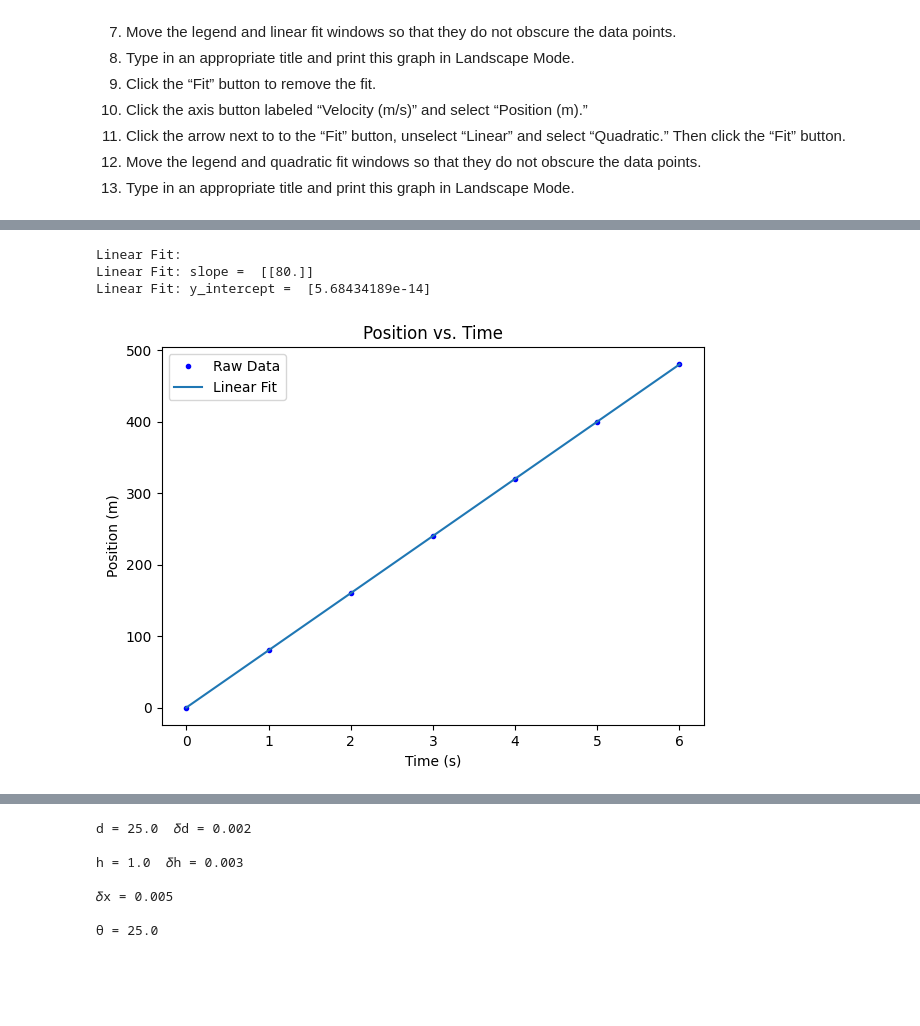
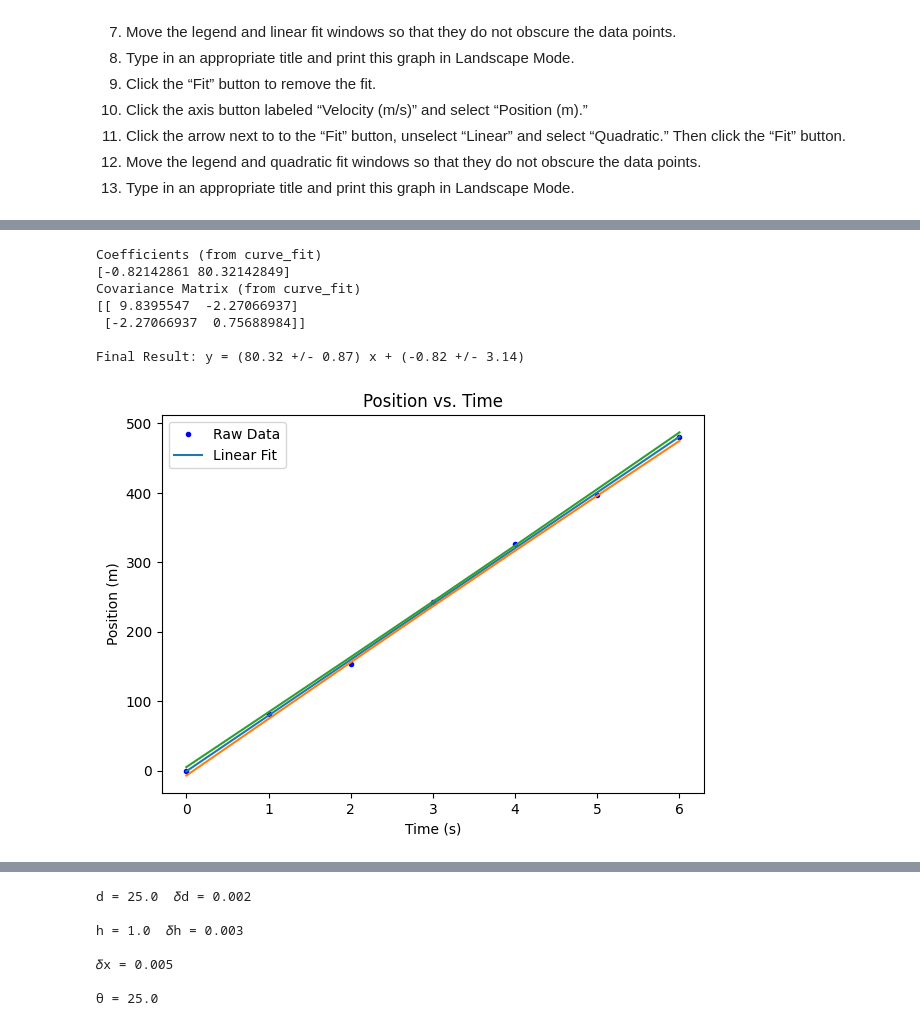
Before and after one commit to nmack21/PhysicsLabs, a Jupyter notebook: PHYS201/PHYS201L2-1.ipynb, the cells around one changed output, grey strips where cells are left out. Cells and saved outputs as stored; diff of their text form; code cells hidden in the pictures; blank space fills up the shorter version.

```diff
--- a/PHYS201/PHYS201L2-1.ipynb
+++ b/PHYS201/PHYS201L2-1.ipynb
@@ -494,38 +522,45 @@ df = pd.read_csv("./Demo files/Position vs Time test.csv")
 print("")
 
 # Defines the x and y values
 time = df.filter(['Time (s)'], axis=1).dropna()
 position = df.filter(['Position (m)'], axis=1).dropna()
 
 # Create a figure of reasonable size and resolution, white background, black edge color
 fig=plt.figure(figsize=(7,5), dpi= 100, facecolor='w', edgecolor='k')
 
 # Gets the data values for x and y
 x_data = time.values.reshape(-1, 1)
 y_data = position.values.reshape(-1, 1)
+xi = df['Time (s)'].to_numpy()
+yi = df['Position (m)'].to_numpy()
 
 # Creates the base plot with titles
 # df.plot(x='Time (s)', y='Position (m)', kind ='scatter')
 plt.plot(x_data,y_data,'b.',label='Raw Data')
 plt.ylabel('Position (m)')
 plt.xlabel('Time (s)')
 plt.title('Position vs. Time')
 
 # Takes the x and y values to make a trendline
-intercept, slope = linear_fit_plot(x_data,y_data)
+#intercept, slope = linear_fit_plot(x_data,y_data)
+intercept, slope, dintercept, dslope = linear_fit_plot_errors(xi,yi)
 
 # Adds the legend to the plot
 plt.legend()
 
 # Displays the plot
 plt.show()
 
 print("")
 # %% [output]
-Linear Fit:
-Linear Fit: slope =  [[80.]]
-Linear Fit: y_intercept =  [5.68434189e-14]
+Coefficients (from curve_fit)
+[-0.82142861 80.32142849]
+Covariance Matrix (from curve_fit)
+[[ 9.8395547  -2.27066937]
+ [-2.27066937  0.75688984]]
+
+Final Result: y = (80.32 +/- 0.87) x + (-0.82 +/- 3.14)
-[figure, old version]
+[figure, new version]
 # %%
 # Velocity vs. Time Graph (Accelerated Motion)
 
```
Also changed, not shown: parts of 5 cells of this notebook, 7 other files.
